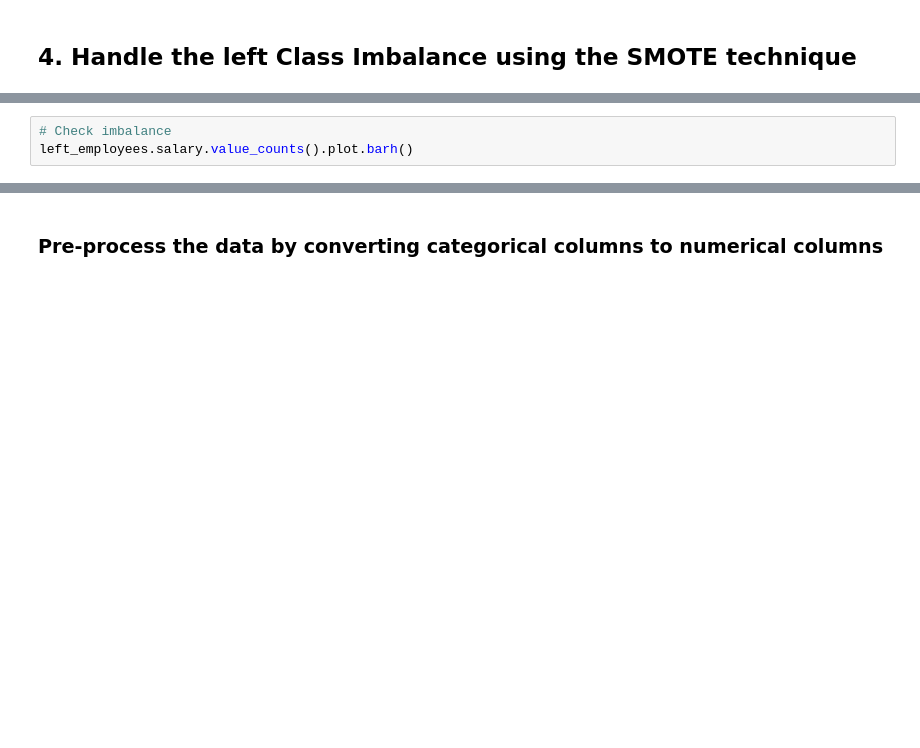
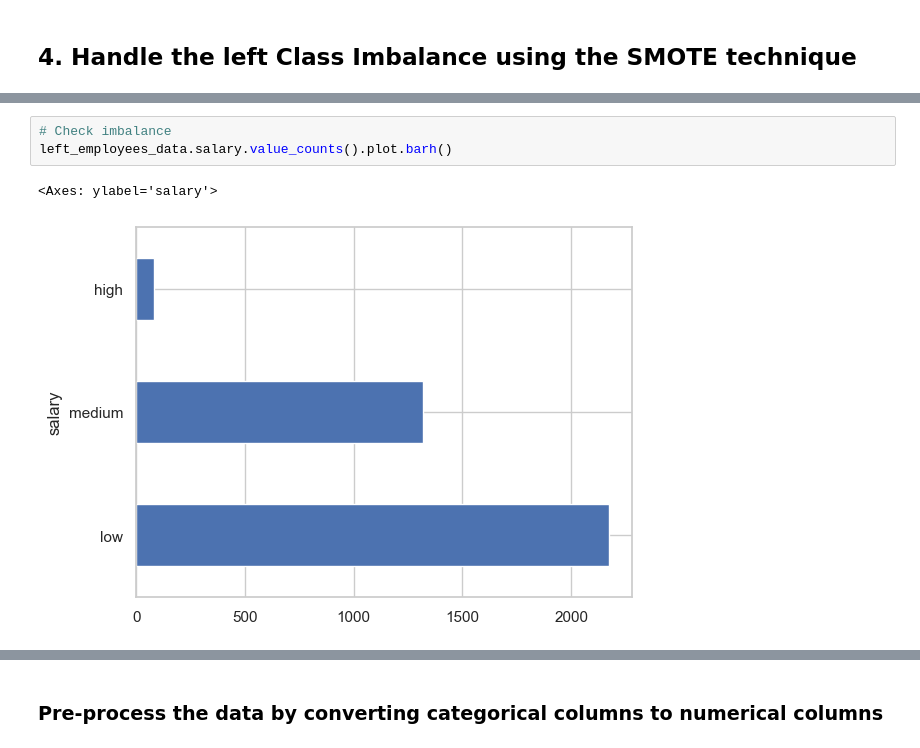
Before and after one commit to karmenatwork/4_CB_employees_turnover, a Jupyter notebook: main.ipynb, the cells around one changed output, grey strips where cells are left out. Cells and saved outputs as stored; diff of their text form; blank space fills up the shorter version.

```diff
--- a/main.ipynb
+++ b/main.ipynb
@@ -374,4 +381,7 @@ left_employees.sales.value_counts().plot.barh()
 # %%
 # Check imbalance
-left_employees.salary.value_counts().plot.barh()
+left_employees_data.salary.value_counts().plot.barh()
+# %% [output]
+<Axes: ylabel='salary'>
+[figure, added]
 # %%
```
Also changed, not shown: parts of 6 cells of this notebook.
